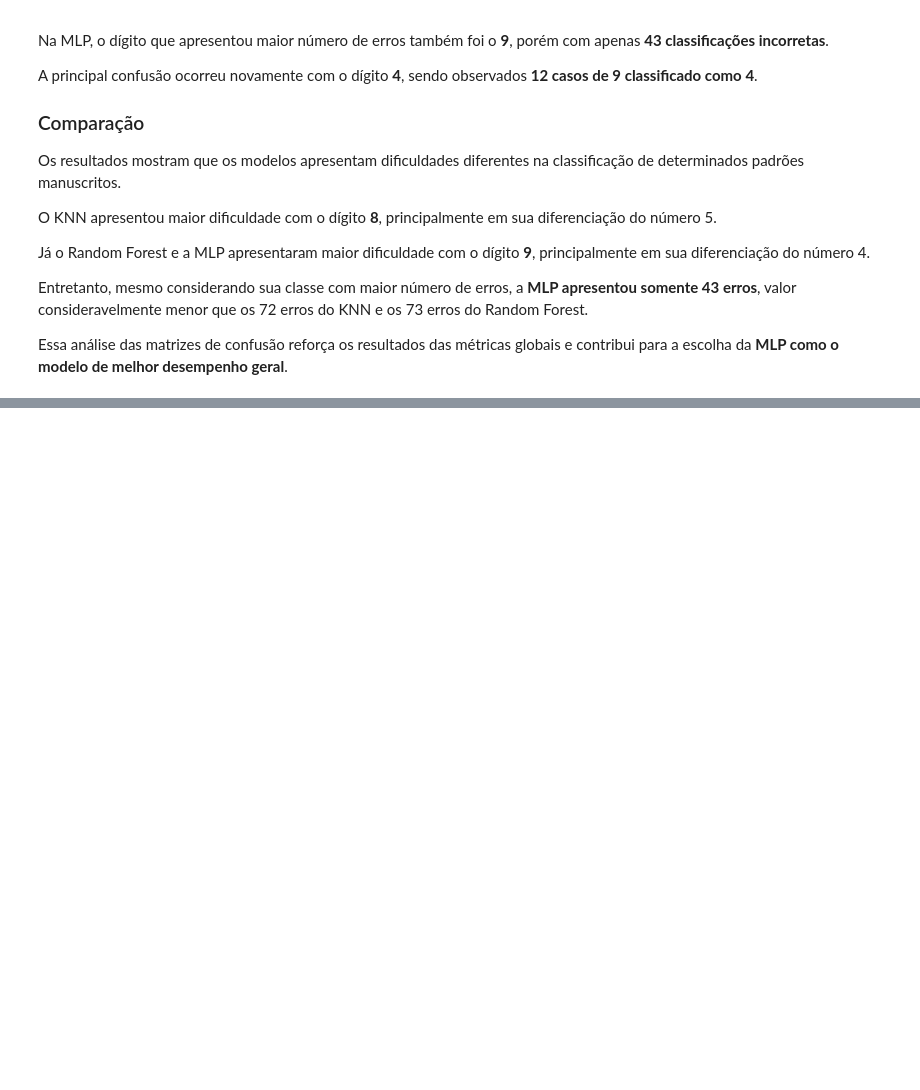
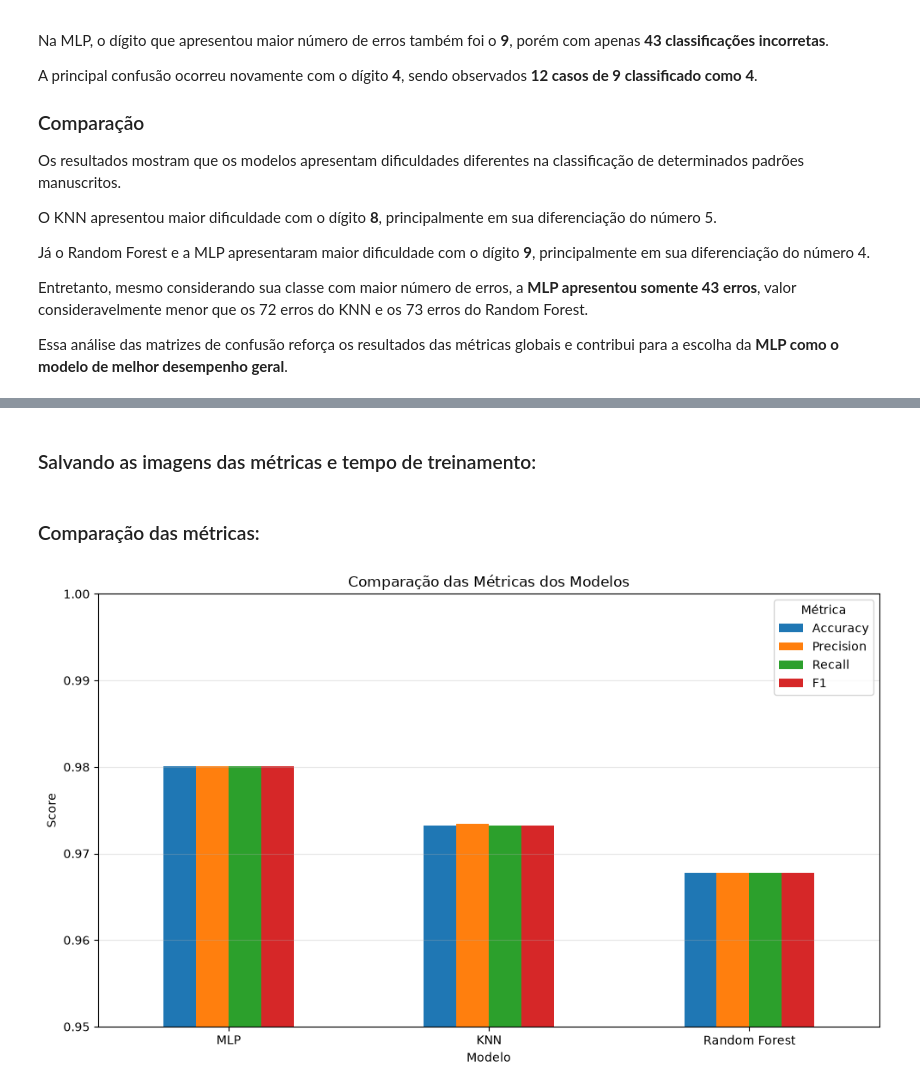
Before and after one commit to MarcioPaiano/SENAI-Miniprojeto-MNIST, a Jupyter notebook: notebook/mnist.ipynb, the cells around one changed output, grey strips where cells are left out. Drawn from its saved outputs; the diff is of its cells as text; code cells hidden in the pictures; blank space fills up the shorter version.

```diff
--- a/notebook/mnist.ipynb
+++ b/notebook/mnist.ipynb
@@ -1504,0 +1576,50 @@ de melhor desempenho geral**.
+# %% [markdown]
+### Salvando as imagens das métricas e tempo de treinamento:
+# %%
+import pandas as pd
+
+resultados_finais = pd.DataFrame({
+    "Modelo": ["MLP", "KNN", "Random Forest"],
+    "Accuracy": [0.980071, 0.973214, 0.967786],
+    "Precision": [0.980077, 0.973408, 0.967806],
+    "Recall": [0.980071, 0.973214, 0.967786],
+    "F1": [0.980062, 0.973185, 0.967771],
+    "Tempo_treino": [64.052727, 0.180345, 31.365318],
+    "Tempo_predicao": [0.126556, 25.033448, 0.708309]
+})
+# %% [markdown]
+### Comparação das métricas:
+# %%
+#sALVANDO A FIGURA DE COMPARAÇÃO DAS MÉTRICAS
+metricas = [
+    "Accuracy",
+    "Precision",
+    "Recall",
+    "F1"
+]
+
+ax = resultados_finais.set_index("Modelo")[metricas].plot(
+    kind="bar",
+    figsize=(10, 6)
+)
+
+plt.title("Comparação das Métricas dos Modelos")
+plt.xlabel("Modelo")
+plt.ylabel("Score")
+plt.ylim(0.95, 1.0)
+plt.xticks(rotation=0)
+plt.legend(title="Métrica")
+plt.grid(axis="y", alpha=0.3)
+
+plt.tight_layout()
+
+plt.savefig(
+    PASTA_FIGURAS / "comparacao_metricas.png",
+    dpi=300,
+    bbox_inches="tight"
+)
+
+plt.show()
+plt.close()
+# %% [output]
+[figure, added]
```
Also changed, not shown: parts of 7 cells of this notebook.
